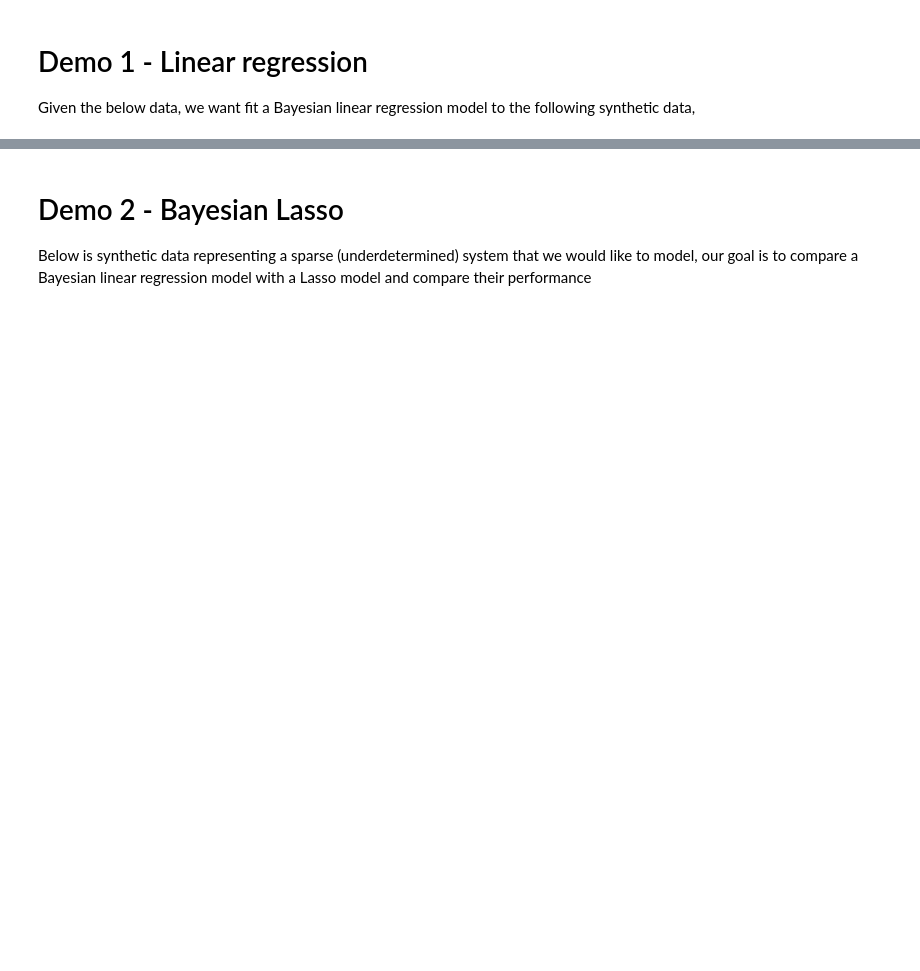
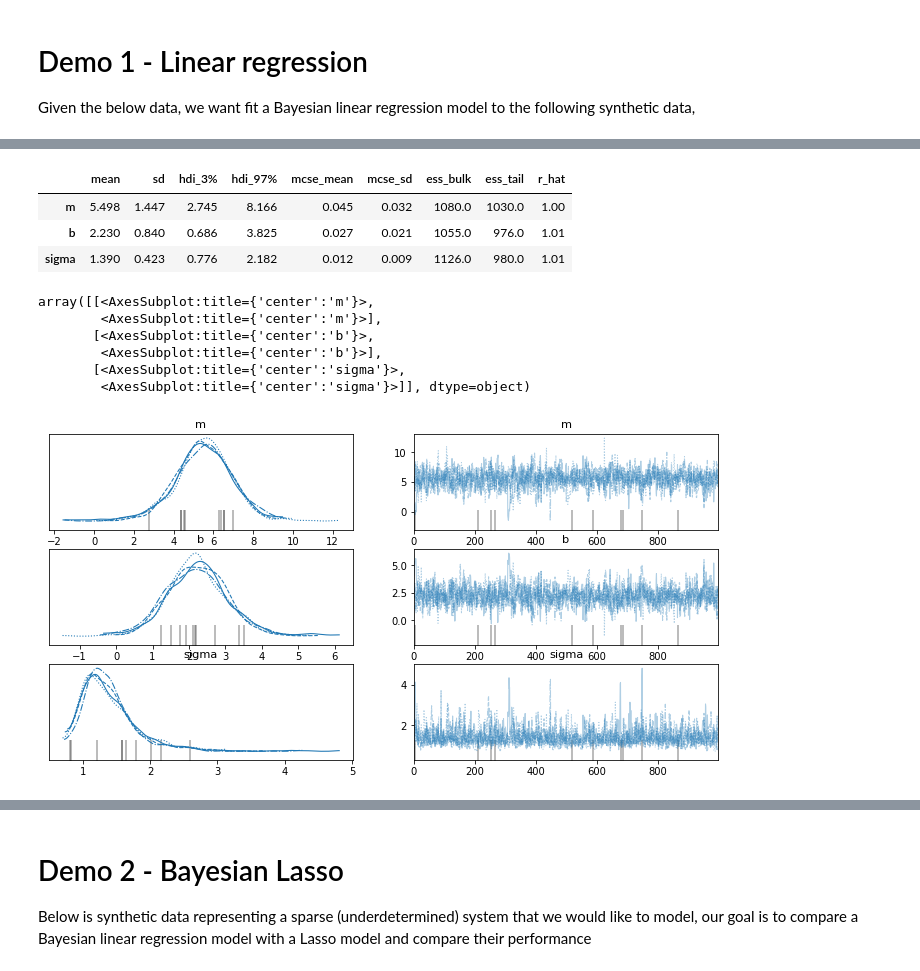
Before and after one commit to Sta663-Sp22/exercises, a Jupyter notebook: class_2022_03_16.ipynb, the cells around one changed output, grey strips where cells are left out. Cells and saved outputs as stored; diff of their text form; code cells hidden in the pictures; blank space fills up the shorter version.

```diff
--- a/class_2022_03_16.ipynb
+++ b/class_2022_03_16.ipynb
@@ -8,0 +29,4 @@ import pymc3 as pm
+# %%
+with pm.Model() as beta_binom:
+  p = pm.Beta("p", alpha=10, beta=10)
+  x = pm.Binomial("x", n=20, p=p, observed=5)
@@ -8,0 +41,3 @@ import pymc3 as pm
+# %%
+with beta_binom:
+  trace = pm.sample(return_inferencedata=True, random_seed=1234)
@@ -17,3 +67,13 @@ m = 6
 b = 2
 x = np.linspace(0, 1, n)
 y = m*x + b + np.random.randn(n)
+# %%
+with pm.Model() as lm:
+    m = pm.Normal("m", mu=0, sd=10)
+    b = pm.Normal("b", mu=0, sd=10)
+    sigma = pm.HalfNormal("sigma", sd=10)
+
+    likelihood = pm.Normal("y", mu=m*x + b, sd=sigma, observed=y)
+# %%
+with lm:
+    trace = pm.sample(return_inferencedata=True, random_seed=1234)
@@ -19,0 +91,17 @@ y = m*x + b + np.random.randn(n)
+# %%
+az.summary(trace)
+# %% [output]
+|  | mean | sd | hdi_3% | hdi_97% | mcse_mean | mcse_sd | ess_bulk | ess_tail | r_hat |
+| m | 5.498 | 1.447 | 2.745 | 8.166 | 0.045 | 0.032 | 1080.0 | 1030.0 | 1.00 |
+| b | 2.230 | 0.840 | 0.686 | 3.825 | 0.027 | 0.021 | 1055.0 | 976.0 | 1.01 |
+| sigma | 1.390 | 0.423 | 0.776 | 2.182 | 0.012 | 0.009 | 1126.0 | 980.0 | 1.01 |
+# %%
+az.plot_trace(trace)
+# %% [output]
+array([[<AxesSubplot:title={'center':'m'}>,
+        <AxesSubplot:title={'center':'m'}>],
+       [<AxesSubplot:title={'center':'b'}>,
+        <AxesSubplot:title={'center':'b'}>],
+       [<AxesSubplot:title={'center':'sigma'}>,
+        <AxesSubplot:title={'center':'sigma'}>]], dtype=object)
+[figure, added]
```
Also changed, not shown: parts of 21 cells of this notebook.
